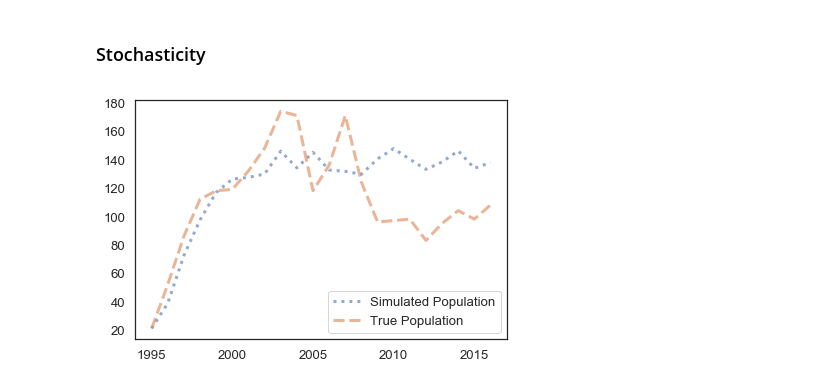
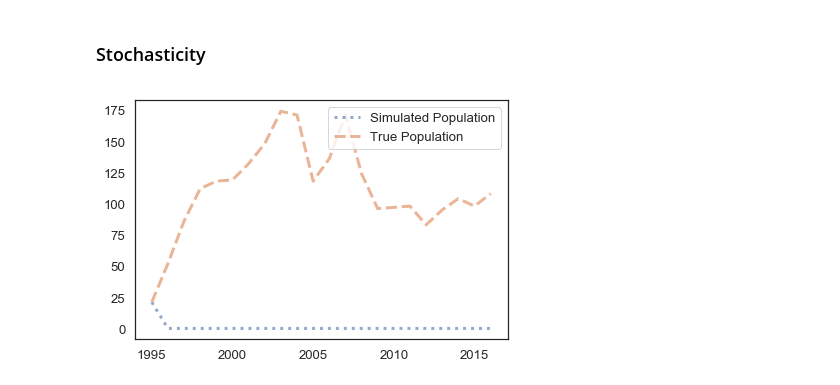
Before and after one commit to fung18870/ModSimPy, a Jupyter notebook: code/Project_1.ipynb, the cells around one changed output. Drawn from its saved outputs; the diff is of its cells as text; code cells hidden in the pictures.

Commit message:
working extinction simulation

```diff
--- a/code/Project_1.ipynb
+++ b/code/Project_1.ipynb
@@ -148,26 +148,44 @@ def update_func_stochastic_quad(pop, t, system):
     net_growth = system.alpha * pop + system.beta * pop**2
     return pop + net_growth
 # %%
+def run_extinction_simulation(system, update_func):
+    """Simulate the system using any update function.
+
+    system: System object
+    update_func: function that computes the population next year
+
+    returns: TimeSeries
+    """
+    results = TimeSeries()
+    results[system.t_0] = system.p_0
+
+    for t in linrange(system.t_0, system.t_end):
+        if(results[t] < 0): results[t] = 0
+        results[t+1] = update_func(results[t], t, system)
+
+    return results
+
 def update_func_stochastic_quad(pop, t, system):
     """Update population based on a quadratic model.
 
     pop: current population in billions
     t: what year it is
     system: system object with model parameters
     """
-    net_growth = system.alpha * pop + system.beta * pop**2 + np.random.uniform(low=0.0, high=1.0)**2 * 20 - np.random.uniform(low=0.0, high=5.0)
-
+    if(pop == 0):
+        return pop
+    net_growth = (system.alpha * pop) + (system.beta * pop**2) - np.random.uniform(low=1, high=50)
     return pop + net_growth
 
 system = System(t_0=t_0,
                 t_end=t_end,
                 p_0=p_0,
                 alpha=0.8,
                 beta=-0.006)
 
-results = run_simulation(system, update_func_stochastic_quad)
+results = run_extinction_simulation(system, update_func_stochastic_quad)
 plot(results, ':', label='Simulated Population')
 plot(wolves, '--', label='True Population')
 decorate()
 # %% [output]
-[figure, old version]
+[figure, new version]
```
